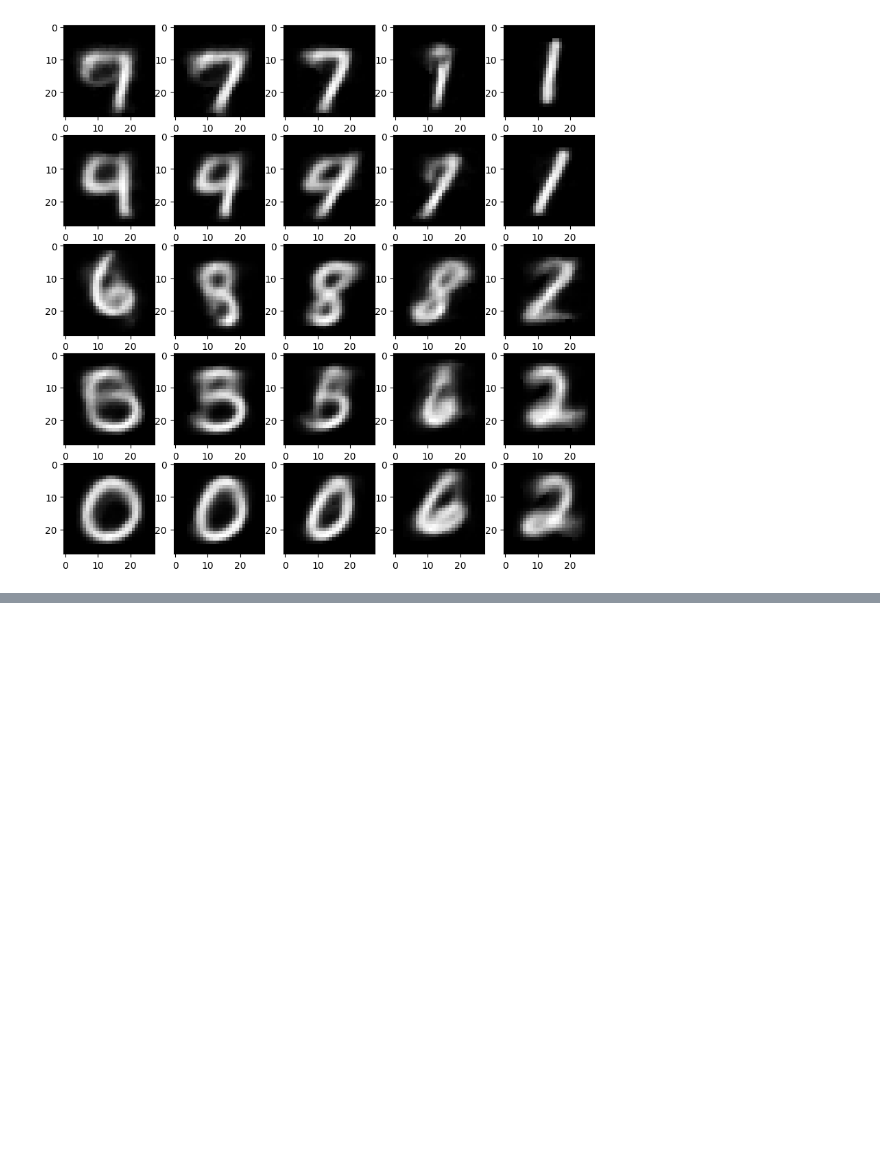
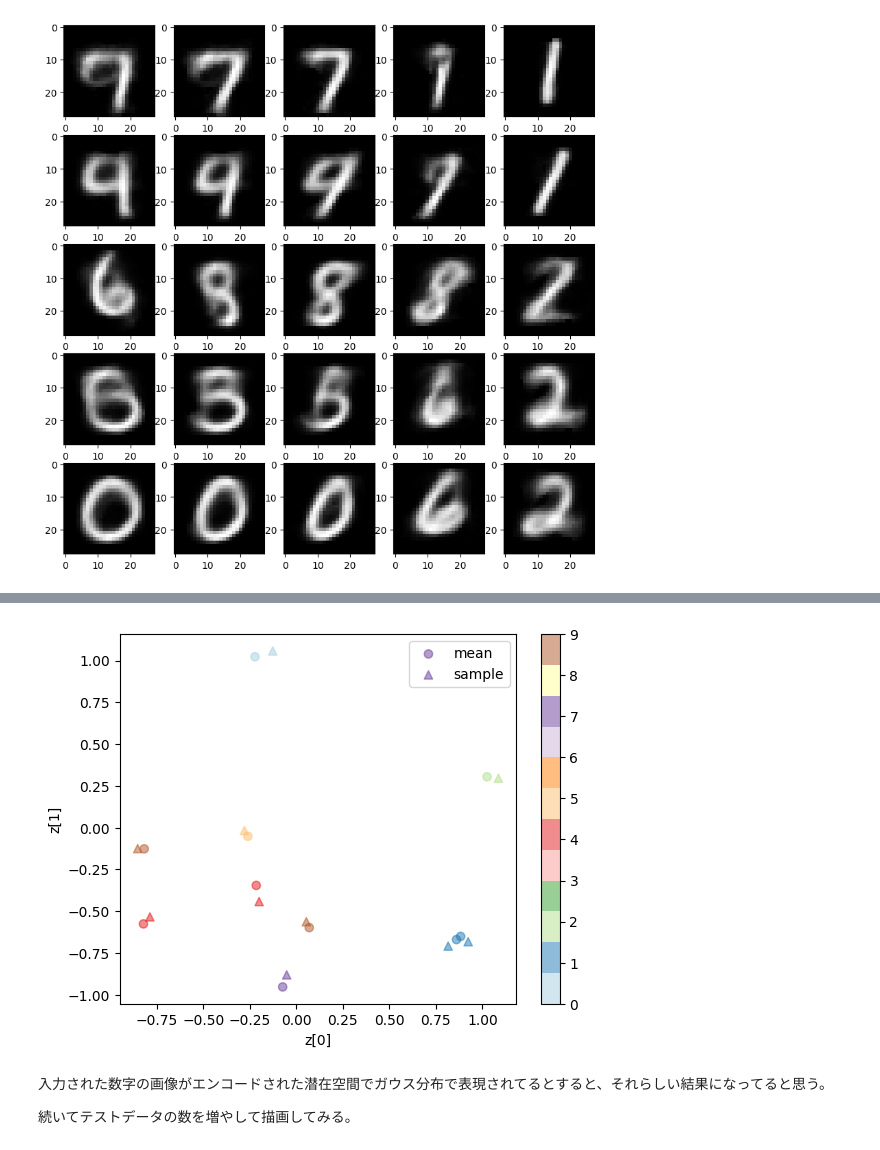
Before and after one commit to mdwl23/vae_study, a Jupyter notebook: note01.ipynb, the cells around one changed output, grey strips where cells are left out. Saved outputs shown, nothing was run; the diff lists cells and outputs as text; code cells hidden in the pictures; blank space fills up the shorter version.

```diff
--- a/note01.ipynb
+++ b/note01.ipynb
@@ -207,0 +204,8 @@ plt.show()
+# %%
+# データをエンコーダーに入力して、平均、分散、サンプルを得ます。
+z_mean, z_log_var, z = encoder.predict(x_test[:10], batch_size=batch_size)
+
+print(y_test[:10])
+print(z_mean)
+print(z_log_var)
+print(z)
@@ -207,0 +230,16 @@ plt.show()
+# %%
+import matplotlib.pyplot as plt
+
+plt.scatter(z_mean[:, 0], z_mean[:, 1], c=y_test[:10], cmap='Paired', alpha=0.5, label='mean')
+plt.scatter(z[:, 0], z[:, 1], c=y_test[:10], cmap='Paired', alpha=0.5, marker='^', label='sample')
+plt.colorbar()
+plt.legend()
+plt.xlabel("z[0]")
+plt.ylabel("z[1]")
+plt.show()
+# %% [output]
+[figure, added]
+# %% [markdown]
+入力された数字の画像がエンコードされた潜在空間でガウス分布で表現されてるとすると、それらしい結果になってると思う。
+
+続いてテストデータの数を増やして描画してみる。
```
Also changed, not shown: parts of 6 cells of this notebook.
